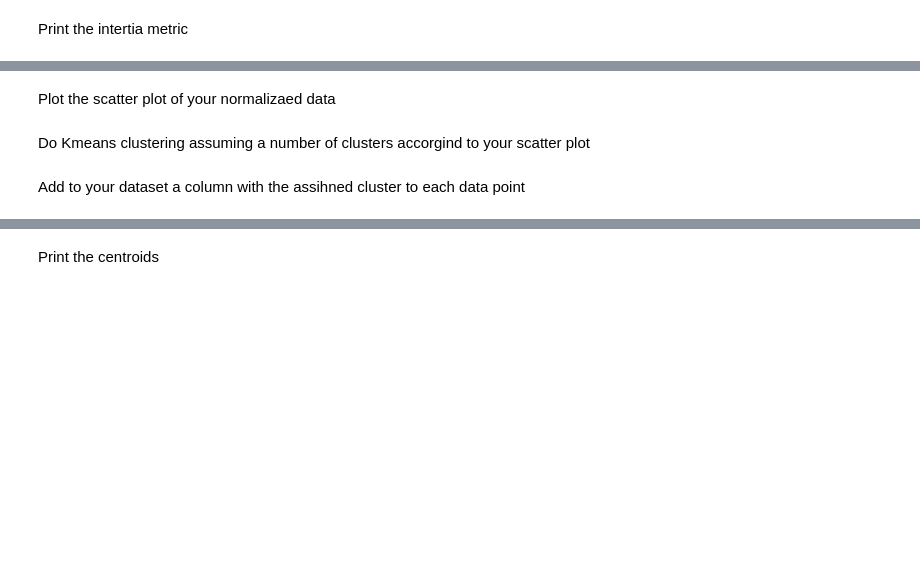
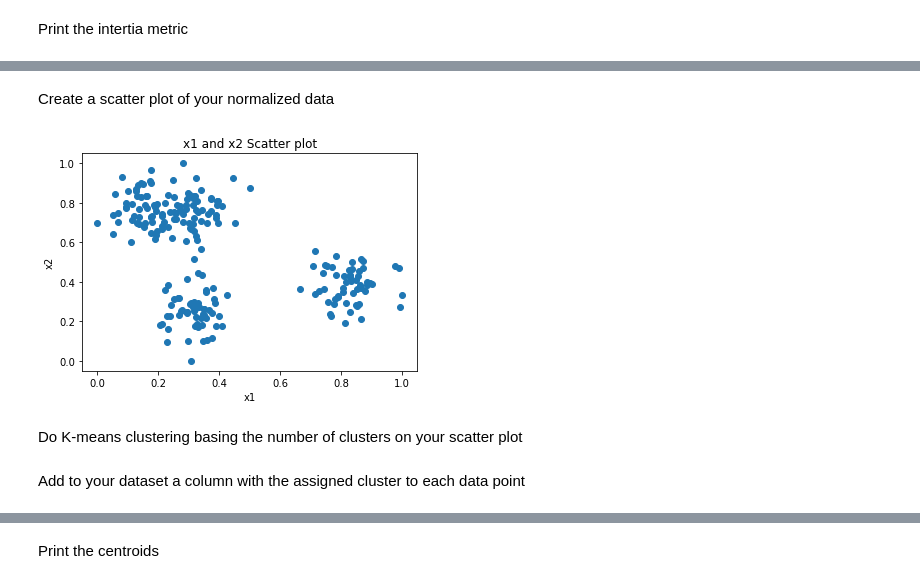
Before and after one commit to NataliaVg/TC1002S, a Jupyter notebook: AD21/A01639224/B1_Evidencia.ipynb, the cells around one changed output, grey strips where cells are left out. Cells and saved outputs as stored; diff of their text form; code cells hidden in the pictures; blank space fills up the shorter version.

```diff
--- a/AD21/A01639224/B1_Evidencia.ipynb
+++ b/AD21/A01639224/B1_Evidencia.ipynb
@@ -352,0 +392,12 @@ Normalize the data using min max scaler
+# %%
+from sklearn.preprocessing import MinMaxScaler
+
+scaler = MinMaxScaler()
+
+scaler.fit(dataset[['x1']])
+dataset['x1'] = scaler.transform(dataset[['x1']])
+
+scaler.fit(dataset[['x2']])
+dataset['x2'] = scaler.transform(dataset[['x2']])
+
+dataset
@@ -363,4 +446,13 @@ Print a statistical summary of your columns (normalized data)
 # %% [markdown]
-Plot the scatter plot of your normalizaed data
+Create a scatter plot of your normalized data
+# %%
+plt.scatter(dataset.x1,dataset.x2)
+plt.title("x1 and x2 Scatter plot")
+plt.xlabel('x1')
+plt.ylabel('x2')
+
+plt.show()
+# %% [output]
+[figure, added]
 # %% [markdown]
-Do Kmeans clustering assuming a number of clusters accorgind to your scatter plot
+Do K-means clustering basing the number of clusters on your scatter plot
@@ -367,2 +466,2 @@ Do Kmeans clustering assuming a number of clusters accorgind to your scatter plo
 # %% [markdown]
-Add to your dataset a column with the assihned cluster to each data point
+Add to your dataset a column with the assigned cluster to each data point
```
Also changed, not shown: parts of 69 cells of this notebook, 3 other files.
